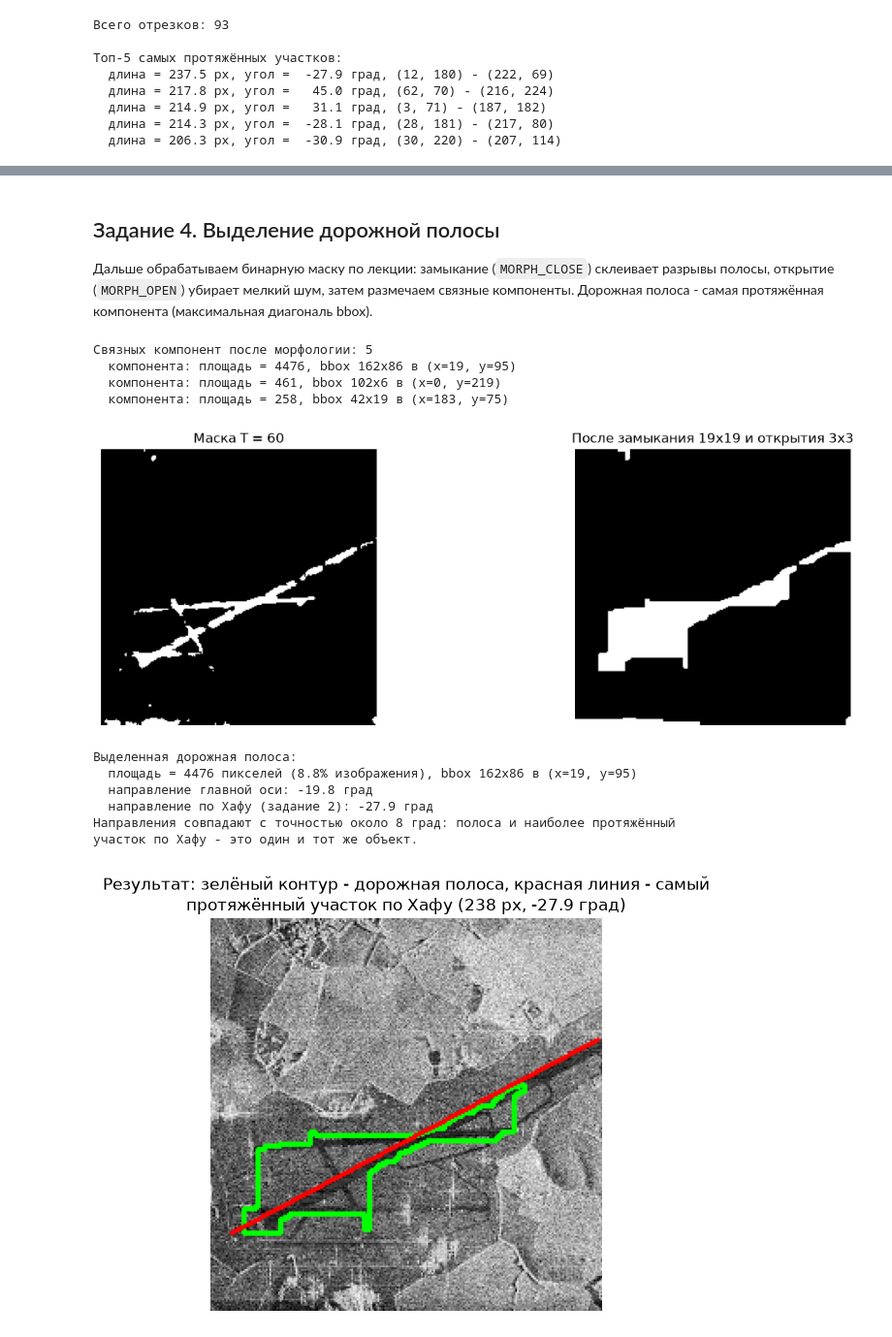
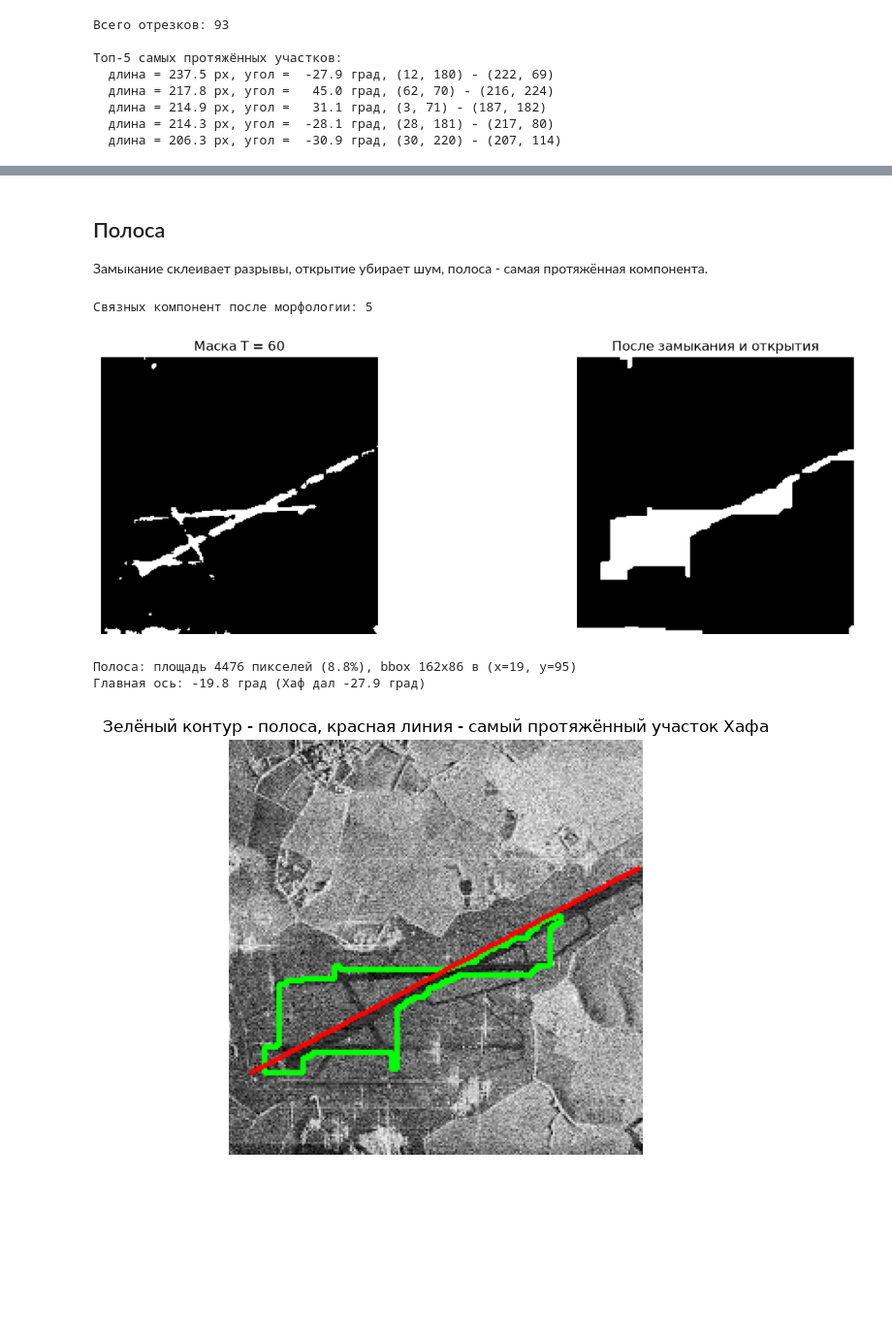
Before and after one commit to seiftnesse/unn_labs, a Jupyter notebook: lab3/DE_IP_2024_Task_3_solution.ipynb, the cells around one changed output, grey strips where cells are left out. Shown at 97% size. Drawn from its saved outputs; the diff is of its cells as text; code cells hidden in the pictures; blank space fills up the shorter version.

```diff
--- a/lab3/DE_IP_2024_Task_3_solution.ipynb
+++ b/lab3/DE_IP_2024_Task_3_solution.ipynb
@@ -259,14 +191,10 @@ print('фоне лучший результат даёт ручной глоба
 # %% [markdown]
-## Задание 4. Выделение дорожной полосы
-
-Дальше обрабатываем бинарную маску по лекции: замыкание (`MORPH_CLOSE`) склеивает разрывы
-полосы, открытие (`MORPH_OPEN`) убирает мелкий шум, затем размечаем связные компоненты.
-Дорожная полоса - самая протяжённая компонента (максимальная диагональ bbox).
+## Полоса
+Замыкание склеивает разрывы, открытие убирает шум, полоса - самая протяжённая компонента.
 # %%
-# лучшая маска по результатам задания 3: ручной порог T = 60
 road_mask = (image_med < 60).astype(np.uint8) * 255
 
-# замыкание склеивает разрывы полосы, открытие убирает одиночный шум
+# замыкание склеивает полосу, открытие убирает шум
 kernel_close = cv2.getStructuringElement(cv2.MORPH_RECT, (19, 19))
 kernel_open = cv2.getStructuringElement(cv2.MORPH_RECT, (3, 3))
 road_closed = cv2.morphologyEx(road_mask, cv2.MORPH_CLOSE, kernel_close, iterations=2)
@@ -275,13 +203,10 @@ road_clean = cv2.morphologyEx(road_closed, cv2.MORPH_OPEN, kernel_open, iteratio
 n_comp, labels, stats, centroids = cv2.connectedComponentsWithStats(road_clean, connectivity=8)
 print('Связных компонент после морфологии:', n_comp - 1)
 diag = np.hypot(stats[:, cv2.CC_STAT_WIDTH], stats[:, cv2.CC_STAT_HEIGHT])
-for idx in np.argsort(diag)[::-1][1:4]:
-    x, y, w, h, area = stats[idx]
-    print('  компонента: площадь = %d, bbox %dx%d в (x=%d, y=%d)' % (area, w, h, x, y))
 
 plt.figure(figsize=(14, 4))
 for i, (title, m) in enumerate([('Маска T = 60', road_mask),
-                                ('После замыкания 19x19 и открытия 3x3', road_clean)]):
+                                ('После замыкания и открытия', road_clean)]):
     plt.subplot(1, 2, i + 1)
     plt.imshow(m, cmap='gray')
     plt.title(title)
@@ -290,16 +215,12 @@ plt.tight_layout()
 plt.show()
 # %% [output]
 Связных компонент после морфологии: 5
-  компонента: площадь = 4476, bbox 162x86 в (x=19, y=95)
-  компонента: площадь = 461, bbox 102x6 в (x=0, y=219)
-  компонента: площадь = 258, bbox 42x19 в (x=183, y=75)
-[figure, old version]
+[figure, new version]
 # %%
-# самая протяжённая компонента - дорожная полоса
 road_idx = int(np.argmax(diag[1:]) + 1)
 road_comp = (labels == road_idx).astype(np.uint8)
 
-# направление полосы: главная ось области (собственный вектор ковариации координат пикселей)
+# направление полосы - главная ось (собственный вектор ковариации координат)
 ys, xs = np.nonzero(road_comp)
 pts = np.stack([xs - xs.mean(), ys - ys.mean()])
 cov = pts @ pts.T / len(xs)
@@ -310,34 +231,23 @@ if road_angle > 90:
     road_angle -= 180
 
 x, y, w, h, area = stats[road_idx]
-print('Выделенная дорожная полоса:')
-print('  площадь = %d пикселей (%.1f%% изображения), bbox %dx%d в (x=%d, y=%d)'
+print('Полоса: площадь %d пикселей (%.1f%%), bbox %dx%d в (x=%d, y=%d)'
       % (area, 100.0 * area / image_gray.size, w, h, x, y))
-print('  направление главной оси: %.1f град' % road_angle)
-print('  направление по Хафу (задание 2): %.1f град' % angles[best_idx])
-print('Направления совпадают с точностью около %.0f град: полоса и наиболее протяжённый'
-      % abs(road_angle - angles[best_idx]))
-print('участок по Хафу - это один и тот же объект.')
+print('Главная ось: %.1f град (Хаф дал %.1f град)' % (road_angle, angles[best_idx]))
 # %% [output]
-Выделенная дорожная полоса:
-  площадь = 4476 пикселей (8.8% изображения), bbox 162x86 в (x=19, y=95)
-  направление главной оси: -19.8 град
-  направление по Хафу (задание 2): -27.9 град
-Направления совпадают с точностью около 8 град: полоса и наиболее протяжённый
-участок по Хафу - это один и тот же объект.
+Полоса: площадь 4476 пикселей (8.8%), bbox 162x86 в (x=19, y=95)
+Главная ось: -19.8 град (Хаф дал -27.9 град)
 # %%
-# итог: контур полосы и самый протяжённый участок Хафа на исходном изображении
 result = cv2.cvtColor(image, cv2.COLOR_BGR2RGB)
 contours, _ = cv2.findContours(road_comp, cv2.RETR_EXTERNAL, cv2.CHAIN_APPROX_SIMPLE)
 cv2.drawContours(result, contours, -1, (0, 255, 0), 2)
 x1, y1, x2, y2 = segments[best_idx]
 cv2.line(result, (int(x1), int(y1)), (int(x2), int(y2)), (255, 0, 0), 2)
 
 plt.imshow(result)
-plt.title('Результат: зелёный контур - дорожная полоса, красная линия - самый\n'
-          'протяжённый участок по Хафу (%.0f px, %.1f град)' % (lengths[best_idx], angles[best_idx]))
+plt.title('Зелёный контур - полоса, красная линия - самый протяжённый участок Хафа')
 plt.axis('off')
 plt.tight_layout()
 plt.show()
 # %% [output]
-[figure, old version]
+[figure, new version]
```
Also changed, not shown: parts of 10 cells of this notebook, 1 other file.
